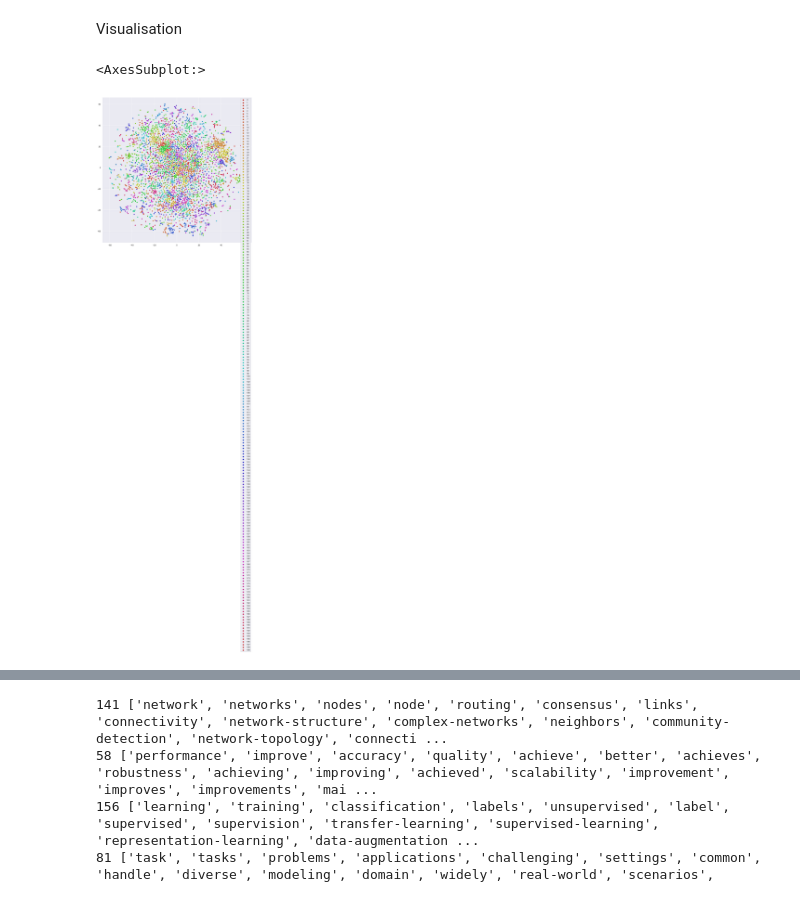
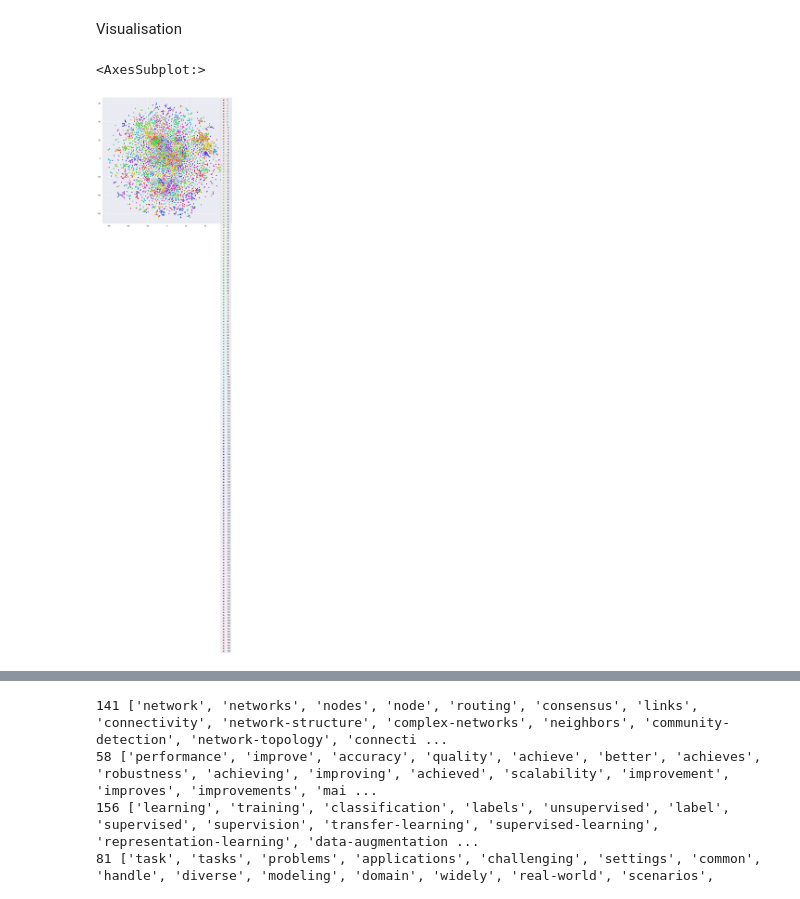
Before and after one commit to mijovicmia/4YP, a Jupyter notebook: ht1.ipynb, the cells around one changed output, grey strips where cells are left out. Drawn from its saved outputs; the diff is of its cells as text; code cells hidden in the pictures.

```diff
--- a/ht1.ipynb
+++ b/ht1.ipynb
@@ -402,14 +406,26 @@ sorted_chi_values_quicker
 import json
 with open('../Data/chi_values.json', 'w') as f:
     json.dump(sorted_chi_values_quicker, f)
+# %%
+import json
+with open('../Data/chi_values.json') as f:
+    sorted_chi_values_quicker = json.load(f)
 # %%
 import json
 with open('../Data/cs_dict.json', 'w') as f:
     json.dump(cs_dict, f)
+# %%
+import json
+with open('../Data/cs_dict.json') as f:
+    cs_dict = json.load(f)
 # %%
 import json
 with open('../Data/random_dict.json', 'w') as f:
     json.dump(random_dict, f)
+# %%
+import json
+with open('../Data/random_dict.json') as f:
+    random_dict = json.load(f)
 # %%
 # Filter by chi value chiVal
 def selectChiBest(features, chiVal):
@@ -623,15 +639,15 @@ tsne_results = tsne.fit_transform(np_vectors)
 # %%
 import matplotlib.pyplot as plt
 import seaborn as sns
 
-sns.set(rc={'figure.figsize':(15,15)})
+sns.set(rc={'figure.figsize':(13,13)})
 
 palette = sns.hls_palette(k, l=.4, s=.9)
 
 sns.scatterplot(tsne_results[:,0], tsne_results[:,1], hue=y_pred, palette=palette, legend='full')
 # %% [output]
 <AxesSubplot:>
-[figure, old version]
+[figure, new version]
 # %%
 #Find nearest neighbours of a term
 from scipy.spatial import distance
```
Also changed, not shown: parts of 56 cells of this notebook.
